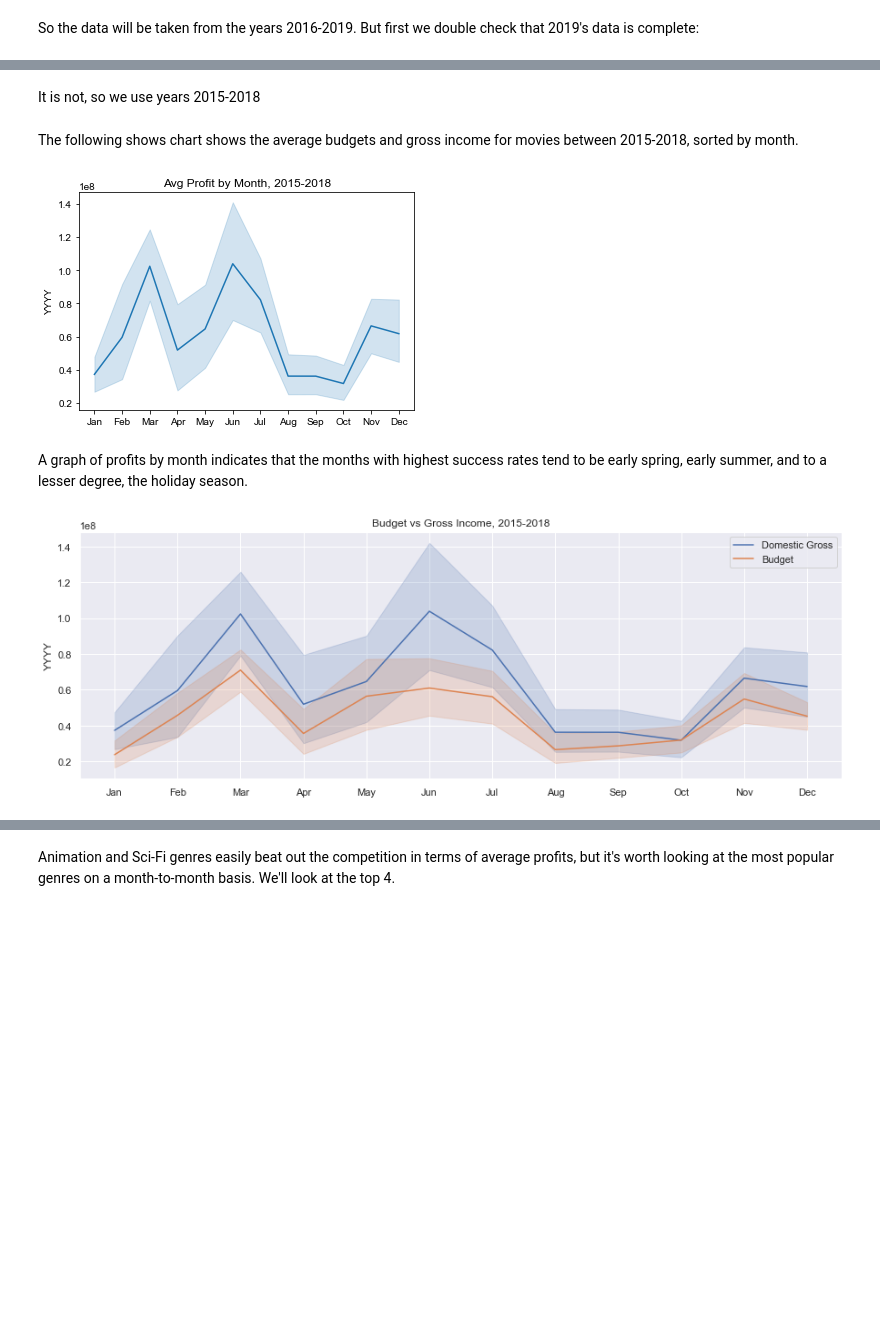
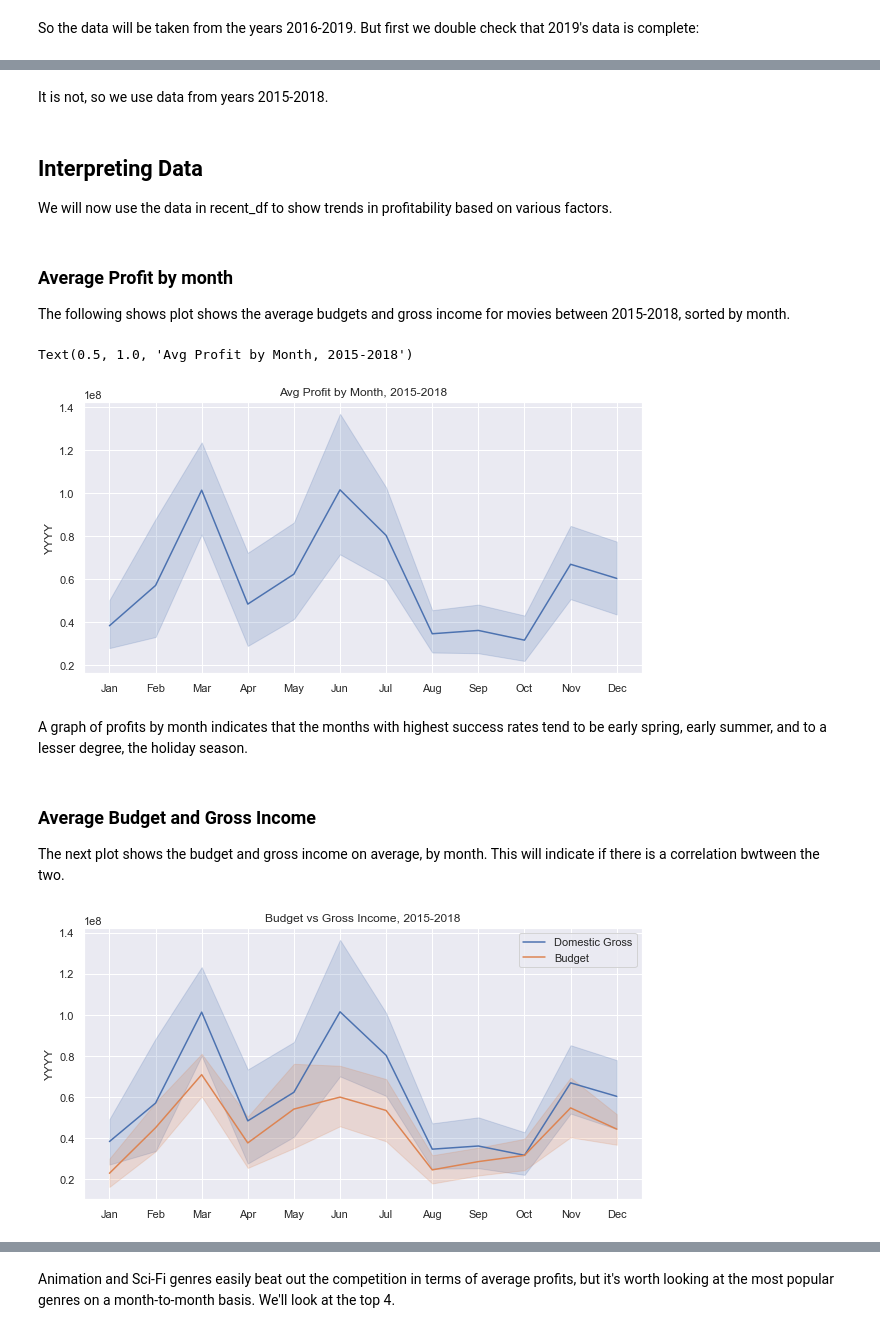
Before and after one commit to shadel96/Microsoft-Movie-Analysis, a Jupyter notebook: movie_analysis.ipynb, the cells around one changed output, grey strips where cells are left out. Drawn from its saved outputs; the diff is of its cells as text; code cells hidden in the pictures; blank space fills up the shorter version.

```diff
--- a/movie_analysis.ipynb
+++ b/movie_analysis.ipynb
@@ -134,6 +128,5 @@ remove start_year and runtime, as well as worldwide gross (we are looking at DOM
 # %%
 combined_df = pd.merge(titles_df, budgets_df, left_on='primary_title', right_on='movie', how = 'inner')
-combined_df.drop(['primary_title'], axis=1, inplace = True)
 combined_df.info()
 # %% [output]
 <class 'pandas.core.frame.DataFrame'>
@@ -188,0 +185,3 @@ Finally we will sort the columns for better readability
+# %%
+rate_df = pd.read_csv('data/zippedData/imdb.title.ratings.csv.gz')
+rate_df.info()
@@ -188,0 +201,5 @@ Finally we will sort the columns for better readability
+# %%
+#left join to prevent omission of data due to lack of rating
+combined_df = pd.merge(combined_df, rate_df, on='tconst', how = 'left')
+
+combined_df.info()
@@ -189,2 +226,3 @@ Finally we will sort the columns for better readability
 # %%
-combined_df = combined_df[['tconst', 'movie', 'genres', 'budget', 'gross', 'profit', 'month', 'year', 'monthNum']]
+combined_df = combined_df[['movie', 'genres', 'budget', 'gross', 'profit', 'month', 'year', 'monthNum', 'averagerating']]
+combined_df.info()
@@ -213,4 +269,4 @@ Jun    4
 Name: month, dtype: int64
 # %% [markdown]
-It is not, so we use years 2015-2018
+It is not, so we use data from years 2015-2018.
 # %%
@@ -217,19 +274,27 @@ It is not, so we use years 2015-2018
 recent_df = combined_df[(combined_df['year'] >= 2015) & (combined_df['year'] <= 2018)].sort_values('monthNum')
+# %% [markdown]
+## Interpreting Data
+We will now use the data in recent_df to show trends in profitability based on various factors.
 # %% [markdown]
-The following shows chart shows the average budgets and gross income for movies between 2015-2018, sorted by month.
+### Average Profit by month
+The following shows plot shows the average budgets and gross income for movies between 2015-2018, sorted by month.
 # %%
+sns.set_style("darkgrid", {"grid.linestyle":":"})
+sns.set(rc={'figure.figsize':(10,5)})
+
 ax = sns.lineplot(x="month", y = "gross", data = recent_df)
 
 ax.set_xlabel("")
 ax.set_ylabel("YYYY")
 ax.set_title("Avg Profit by Month, 2015-2018")
-
-sns.set_style("darkgrid", {"grid.linestyle":":"})
-sns.set(rc={'figure.figsize':(15,5)})
 # %% [output]
+Text(0.5, 1.0, 'Avg Profit by Month, 2015-2018')
-[figure, old version]
+[figure, new version]
 # %% [markdown]
 A graph of profits by month indicates that the months with highest success rates tend to be early spring, early summer, and to a lesser degree, the holiday season.
+# %% [markdown]
+### Average Budget and Gross Income
+The next plot shows the budget and gross income on average, by month. This will indicate if there is a correlation bwtween the two.
 # %%
 
 ax = sns.lineplot(x="month", y = "gross", data = recent_df)
@@ -242,7 +307,7 @@ ax.set_title("Budget vs Gross Income, 2015-2018")
 ax.legend(labels=["Domestic Gross","Budget"])
 
 sns.set_style("darkgrid", {"grid.linestyle":":"})
-sns.set(rc={'figure.figsize':(15,5)})
+sns.set(rc={'figure.figsize':(10,5)})
 # %% [output]
-[figure, old version]
+[figure, new version]
 # %% [markdown]
```
Also changed, not shown: parts of 75 cells of this notebook, 10 other files.
